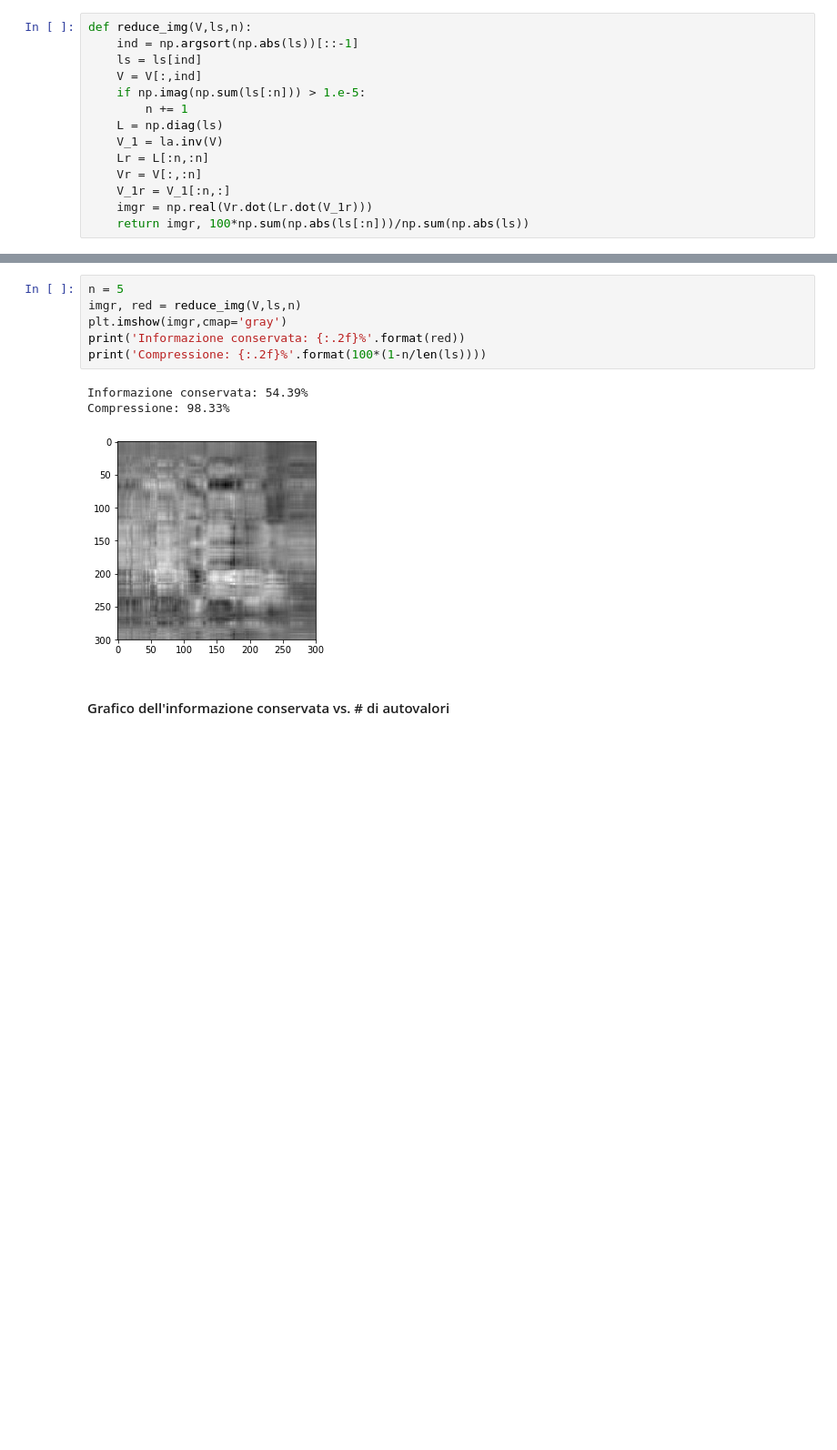
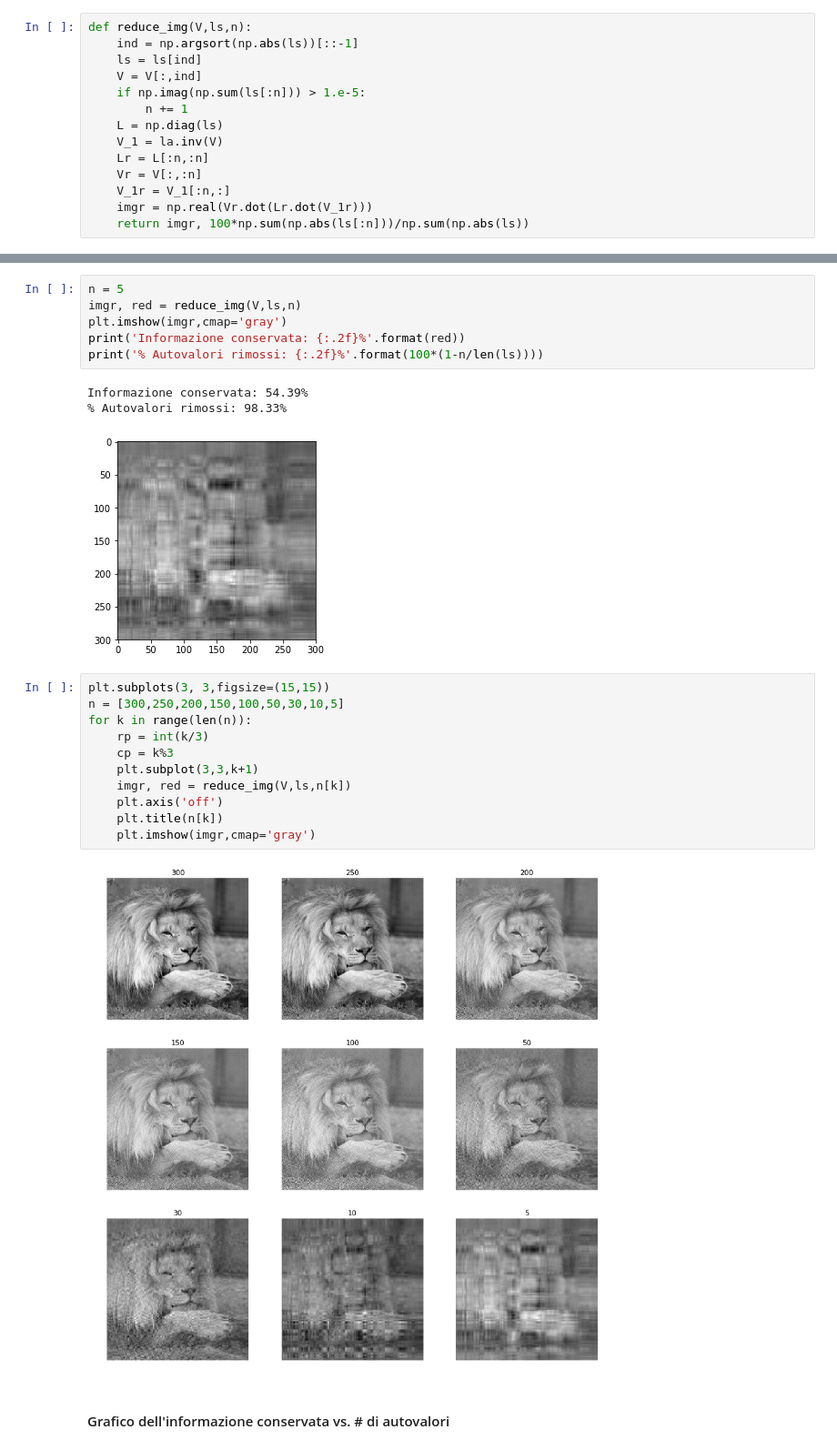
Before and after one commit to alessandrolondei/autovalori_e_autovettori, a Jupyter notebook: Eig_es4.ipynb, the cells around one changed output, grey strips where cells are left out. Shown at 91% size. Saved outputs shown, nothing was run; the diff lists cells and outputs as text; blank space fills up the shorter version.

```diff
--- a/Eig_es4.ipynb
+++ b/Eig_es4.ipynb
@@ -250,11 +250,24 @@ n = 5
 imgr, red = reduce_img(V,ls,n)
 plt.imshow(imgr,cmap='gray')
 print('Informazione conservata: {:.2f}%'.format(red))
-print('Compressione: {:.2f}%'.format(100*(1-n/len(ls))))
+print('% Autovalori rimossi: {:.2f}%'.format(100*(1-n/len(ls))))
 # %% [output]
 Informazione conservata: 54.39%
-Compressione: 98.33%
+% Autovalori rimossi: 98.33%
 [figure]
+# %%
+plt.subplots(3, 3,figsize=(15,15))
+n = [300,250,200,150,100,50,30,10,5]
+for k in range(len(n)):
+    rp = int(k/3)
+    cp = k%3
+    plt.subplot(3,3,k+1)
+    imgr, red = reduce_img(V,ls,n[k])
+    plt.axis('off')
+    plt.title(n[k])
+    plt.imshow(imgr,cmap='gray')
+# %% [output]
+[figure, added]
 # %% [markdown]
 #### Grafico dell'informazione conservata vs. # di autovalori
 # %%
```
Also changed, not shown: parts of 22 cells of this notebook.
